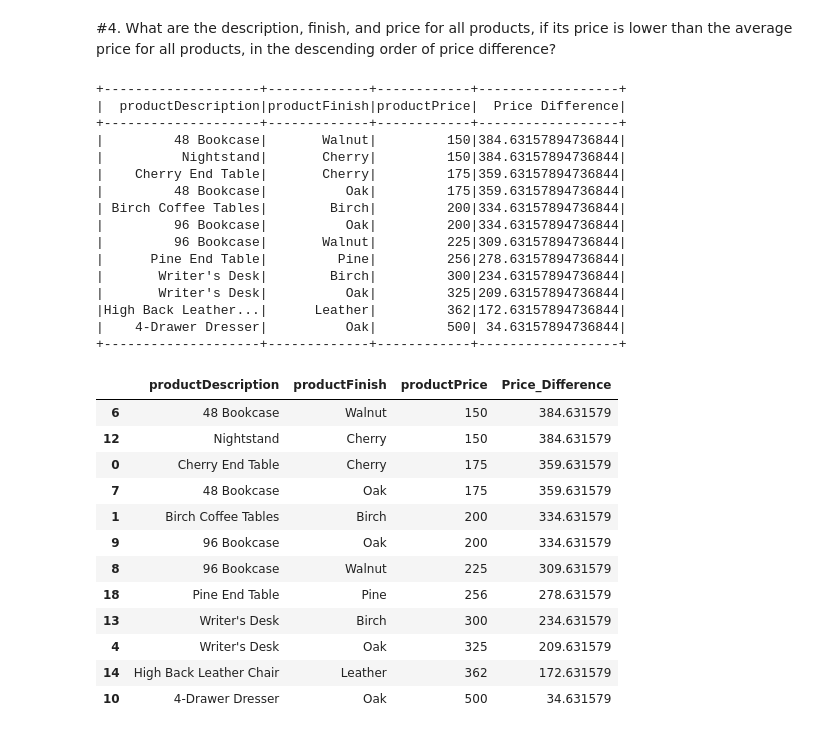
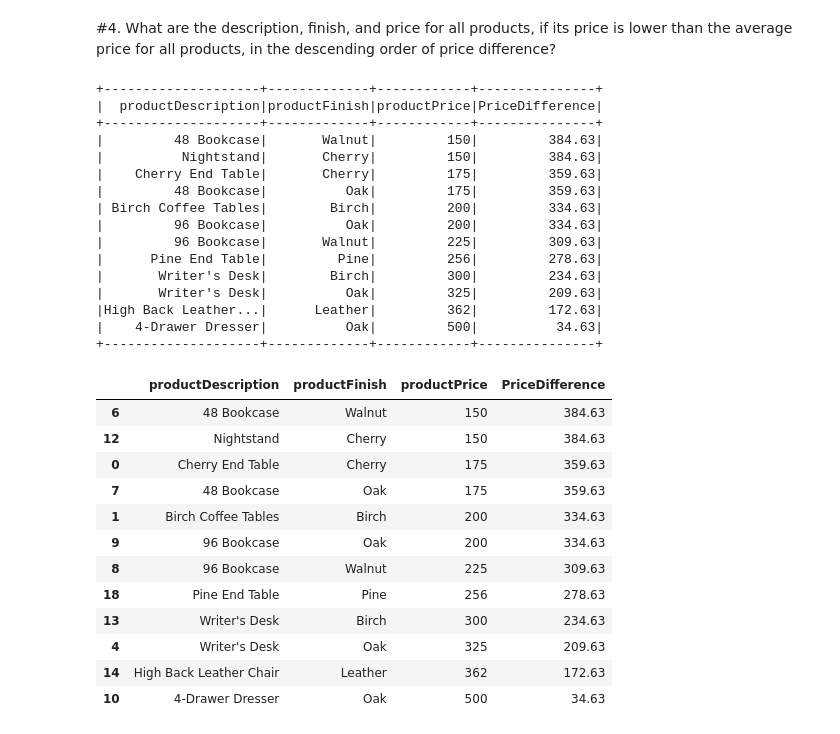
Before and after one commit to Ch256981/IMLP347, a Jupyter notebook: HW1_Ko_I_Hung.ipynb, the cells around one changed output. Cells and saved outputs as stored; diff of their text form; code cells hidden in the pictures.

```diff
--- a/HW1_Ko_I_Hung.ipynb
+++ b/HW1_Ko_I_Hung.ipynb
@@ -173,46 +180,46 @@ sp_orderline.groupBy('productId').sum('orderedQuantity').filter('sum(orderedQuan
 # %%
 # 703
 spark.sql('''SELECT p.productDescription, p.productFinish, p.productPrice,
-      (SELECT AVG(productPrice) FROM Product) - p.productPrice AS `Price Difference`
-      FROM Product p
-      WHERE p.productPrice < (SELECT AVG(productPrice) FROM Product)
-      ORDER BY `Price Difference` DESC''').show()
+       ROUND((SELECT AVG(productPrice) FROM Product p) - p.productPrice, 2) AS `PriceDifference`
+       FROM Product p
+       WHERE p.productPrice < (SELECT AVG(productPrice) FROM Product p)
+       ORDER BY `PriceDifference` DESC''').show()
 # %% [output]
-+--------------------+-------------+------------+------------------+
-|  productDescription|productFinish|productPrice|  Price Difference|
-+--------------------+-------------+------------+------------------+
-|         48 Bookcase|       Walnut|         150|384.63157894736844|
-|          Nightstand|       Cherry|         150|384.63157894736844|
-|    Cherry End Table|       Cherry|         175|359.63157894736844|
-|         48 Bookcase|          Oak|         175|359.63157894736844|
-| Birch Coffee Tables|        Birch|         200|334.63157894736844|
-|         96 Bookcase|          Oak|         200|334.63157894736844|
-|         96 Bookcase|       Walnut|         225|309.63157894736844|
-|      Pine End Table|         Pine|         256|278.63157894736844|
-|       Writer's Desk|        Birch|         300|234.63157894736844|
-|       Writer's Desk|          Oak|         325|209.63157894736844|
-|High Back Leather...|      Leather|         362|172.63157894736844|
-|    4-Drawer Dresser|          Oak|         500| 34.63157894736844|
-+--------------------+-------------+------------+------------------+
++--------------------+-------------+------------+---------------+
+|  productDescription|productFinish|productPrice|PriceDifference|
++--------------------+-------------+------------+---------------+
+|         48 Bookcase|       Walnut|         150|         384.63|
+|          Nightstand|       Cherry|         150|         384.63|
+|    Cherry End Table|       Cherry|         175|         359.63|
+|         48 Bookcase|          Oak|         175|         359.63|
+| Birch Coffee Tables|        Birch|         200|         334.63|
+|         96 Bookcase|          Oak|         200|         334.63|
+|         96 Bookcase|       Walnut|         225|         309.63|
+|      Pine End Table|         Pine|         256|         278.63|
+|       Writer's Desk|        Birch|         300|         234.63|
+|       Writer's Desk|          Oak|         325|         209.63|
+|High Back Leather...|      Leather|         362|         172.63|
+|    4-Drawer Dresser|          Oak|         500|          34.63|
++--------------------+-------------+------------+---------------+
 # %%
 # 704
-pd_product[pd_product['productPrice'] < pd_product['productPrice'].mean()]\
- .sort_values(by='productPrice', ascending=True)\
- .assign(Price_Difference=pd_product['productPrice'].mean() - pd_product['productPrice'])\
- [['productDescription', 'productFinish', 'productPrice', 'Price_Difference']]
+pd_product[pd_product['productPrice'] < pd_product['productPrice'].mean().round(2)]\
+  .sort_values(by='productPrice', ascending=True)\
+  .assign(PriceDifference=pd_product['productPrice'].mean().round(2) - pd_product['productPrice'])\
+  [['productDescription', 'productFinish', 'productPrice', 'PriceDifference']]
 # %% [output]
-|  | productDescription | productFinish | productPrice | Price_Difference |
-| 6 | 48 Bookcase | Walnut | 150 | 384.631579 |
-| 12 | Nightstand | Cherry | 150 | 384.631579 |
-| 0 | Cherry End Table | Cherry | 175 | 359.631579 |
-| 7 | 48 Bookcase | Oak | 175 | 359.631579 |
-| 1 | Birch Coffee Tables | Birch | 200 | 334.631579 |
-| 9 | 96 Bookcase | Oak | 200 | 334.631579 |
-| 8 | 96 Bookcase | Walnut | 225 | 309.631579 |
-| 18 | Pine End Table | Pine | 256 | 278.631579 |
-| 13 | Writer's Desk | Birch | 300 | 234.631579 |
-| 4 | Writer's Desk | Oak | 325 | 209.631579 |
-| 14 | High Back Leather Chair | Leather | 362 | 172.631579 |
-| 10 | 4-Drawer Dresser | Oak | 500 | 34.631579 |
+|  | productDescription | productFinish | productPrice | PriceDifference |
+| 6 | 48 Bookcase | Walnut | 150 | 384.63 |
+| 12 | Nightstand | Cherry | 150 | 384.63 |
+| 0 | Cherry End Table | Cherry | 175 | 359.63 |
+| 7 | 48 Bookcase | Oak | 175 | 359.63 |
+| 1 | Birch Coffee Tables | Birch | 200 | 334.63 |
+| 9 | 96 Bookcase | Oak | 200 | 334.63 |
+| 8 | 96 Bookcase | Walnut | 225 | 309.63 |
+| 18 | Pine End Table | Pine | 256 | 278.63 |
+| 13 | Writer's Desk | Birch | 300 | 234.63 |
+| 4 | Writer's Desk | Oak | 325 | 209.63 |
+| 14 | High Back Leather Chair | Leather | 362 | 172.63 |
+| 10 | 4-Drawer Dresser | Oak | 500 | 34.63 |
 # %%
 # 758J
```
Also changed, not shown: parts of 14 cells of this notebook.
